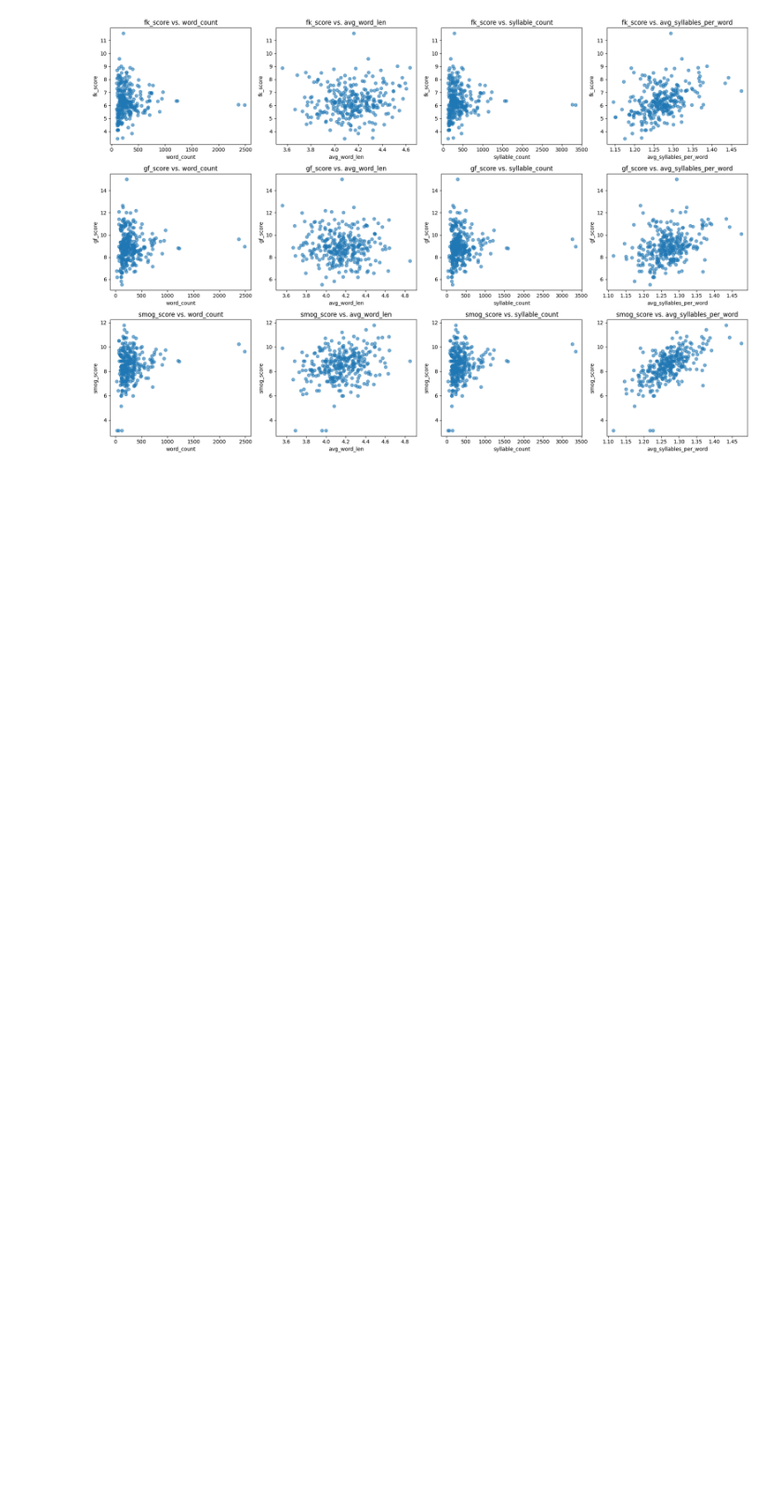
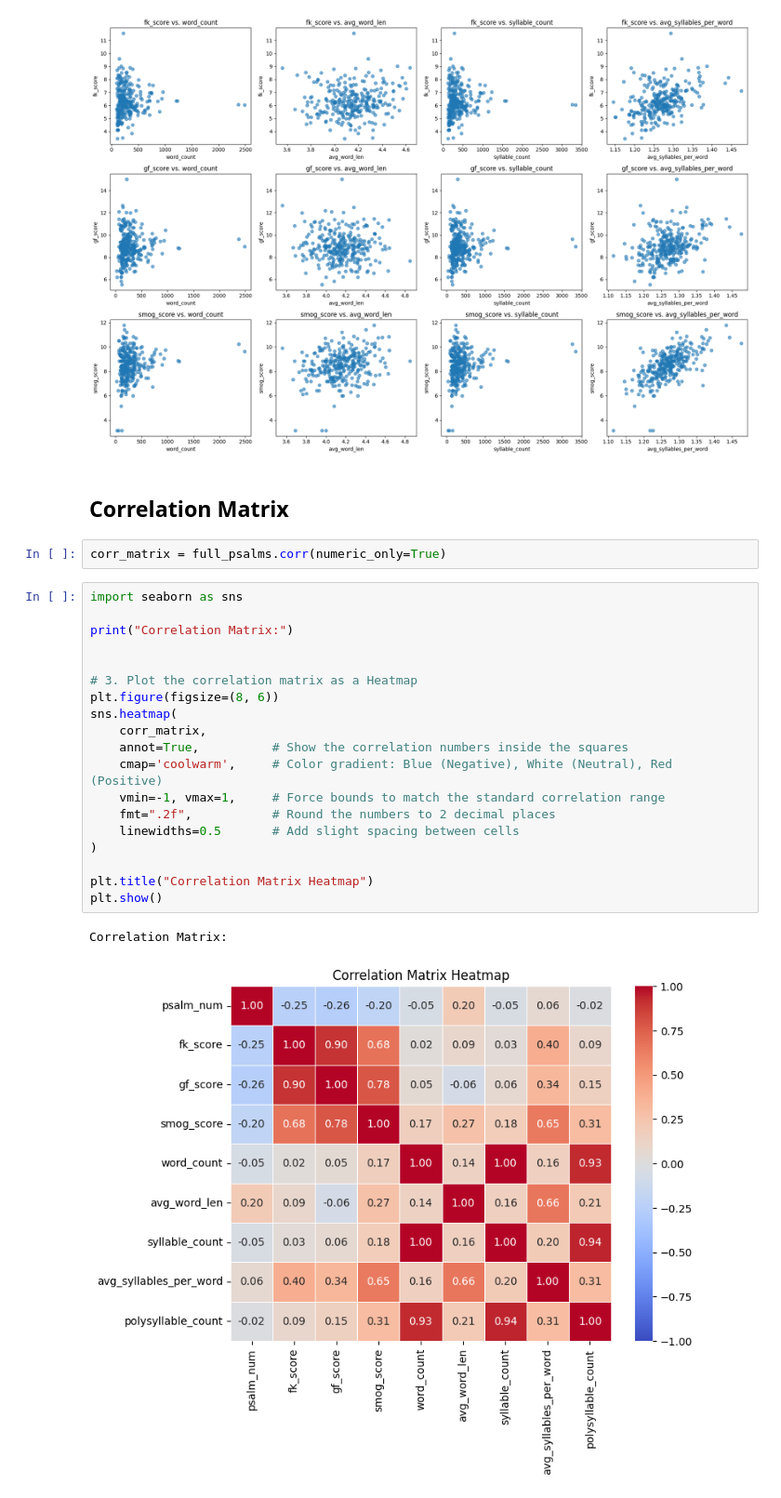
Before and after one commit to cwc09262/psalms-text-comparison, a Jupyter notebook: readability/readability.ipynb, the cells around one changed output. Shown at 93% size. Cells and saved outputs as stored; diff of their text form; blank space fills up the shorter version.

Commit message:
correlation matrix work to inviestgate possible causes of readabilty

```diff
--- a/readability/readability.ipynb
+++ b/readability/readability.ipynb
@@ -630,3 +630,29 @@ plt.tight_layout()
 plt.show()
 # %% [output]
 [figure]
+# %% [markdown]
+## Correlation Matrix
+# %%
+corr_matrix = full_psalms.corr(numeric_only=True)
+# %%
+import seaborn as sns
+
+print("Correlation Matrix:")
+
+
+# 3. Plot the correlation matrix as a Heatmap
+plt.figure(figsize=(8, 6))
+sns.heatmap(
+    corr_matrix,
+    annot=True,          # Show the correlation numbers inside the squares
+    cmap='coolwarm',     # Color gradient: Blue (Negative), White (Neutral), Red (Positive)
+    vmin=-1, vmax=1,     # Force bounds to match the standard correlation range
+    fmt=".2f",           # Round the numbers to 2 decimal places
+    linewidths=0.5       # Add slight spacing between cells
+)
+
+plt.title("Correlation Matrix Heatmap")
+plt.show()
+# %% [output]
+Correlation Matrix:
+[figure, added]
```
Also changed, not shown: parts of 8 cells of this notebook.
